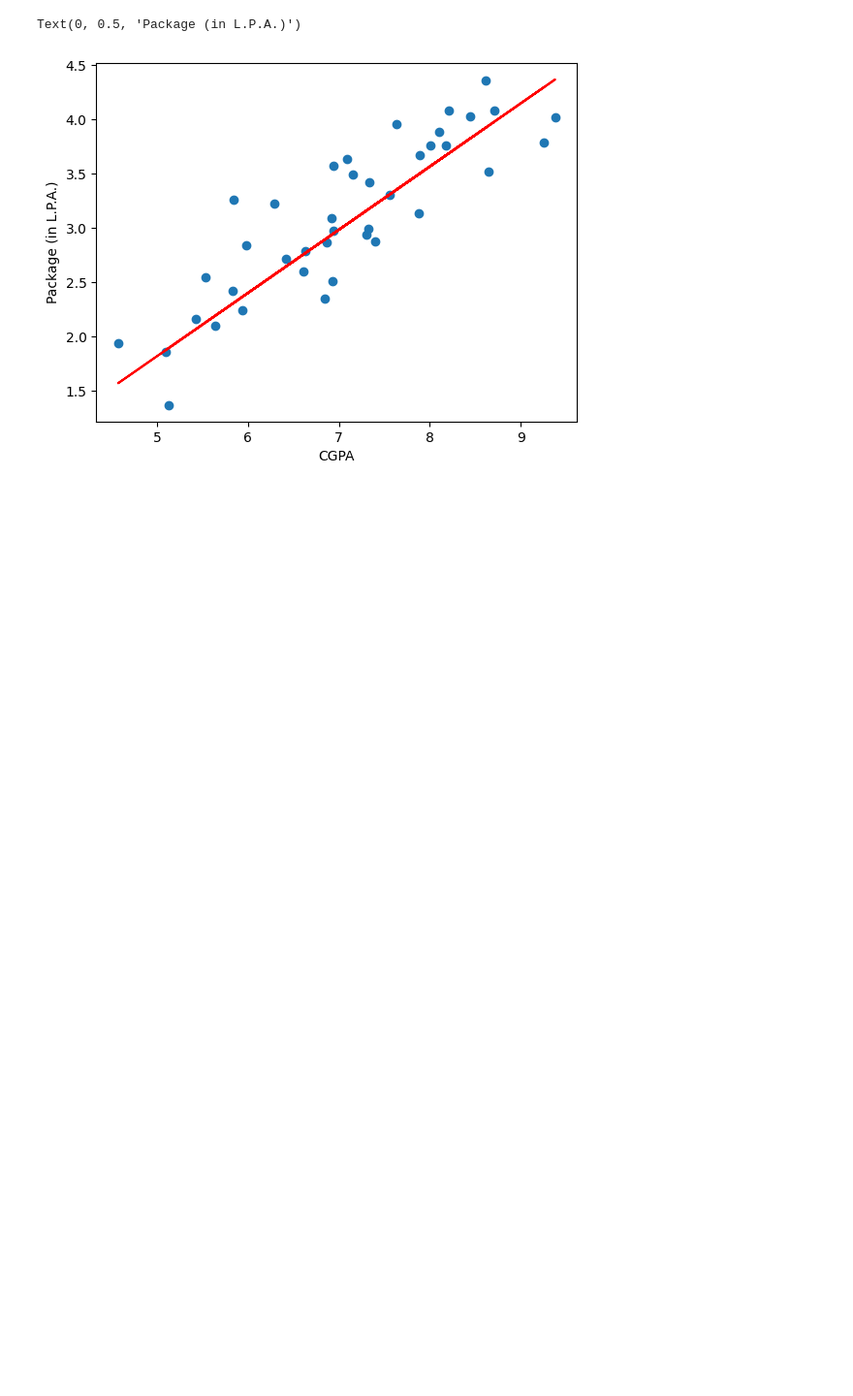
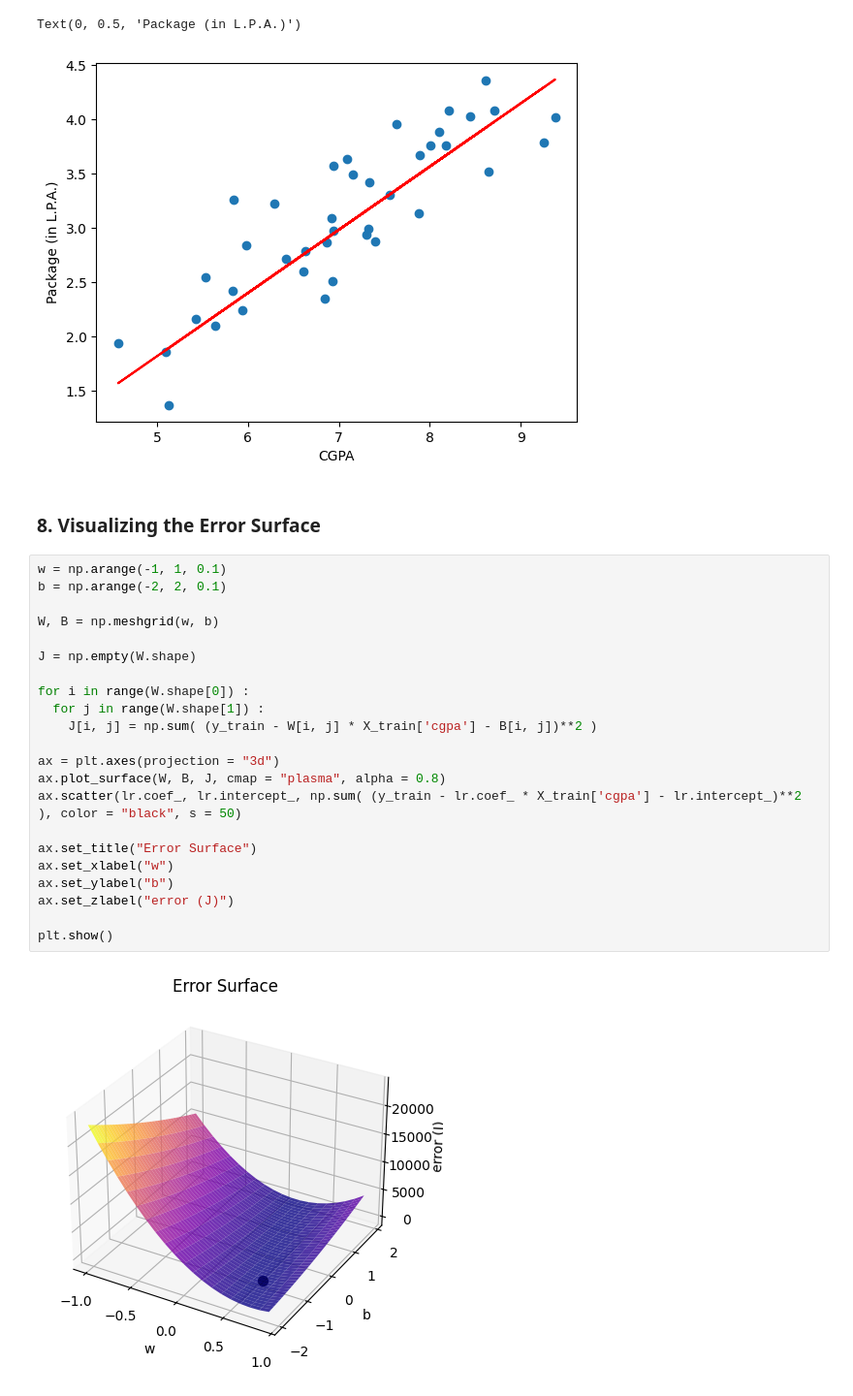
Before and after one commit to sakunisgithub/machine_learning, a Jupyter notebook: simple_linear_regression.ipynb, the cells around one changed output. Shown: that part at 97% size. Drawn from its saved outputs; the diff is of its cells as text; blank space fills up the shorter version.

Commit message:
added Visualization of Error Surface

```diff
--- a/simple_linear_regression.ipynb
+++ b/simple_linear_regression.ipynb
@@ -188,3 +189,29 @@ plt.ylabel('Package (in L.P.A.)')
 # %% [output]
 Text(0, 0.5, 'Package (in L.P.A.)')
 [figure]
+# %% [markdown]
+### 8. Visualizing the Error Surface
+# %%
+w = np.arange(-1, 1, 0.1)
+b = np.arange(-2, 2, 0.1)
+
+W, B = np.meshgrid(w, b)
+
+J = np.empty(W.shape)
+
+for i in range(W.shape[0]) :
+  for j in range(W.shape[1]) :
+    J[i, j] = np.sum( (y_train - W[i, j] * X_train['cgpa'] - B[i, j])**2 )
+
+ax = plt.axes(projection = "3d")
+ax.plot_surface(W, B, J, cmap = "plasma", alpha = 0.8)
+ax.scatter(lr.coef_, lr.intercept_, np.sum( (y_train - lr.coef_ * X_train['cgpa'] - lr.intercept_)**2 ), color = "black", s = 50)
+
+ax.set_title("Error Surface")
+ax.set_xlabel("w")
+ax.set_ylabel("b")
+ax.set_zlabel("error (J)")
+
+plt.show()
+# %% [output]
+[figure, added]
```
Also changed, not shown: parts of 1 cell of this notebook.
